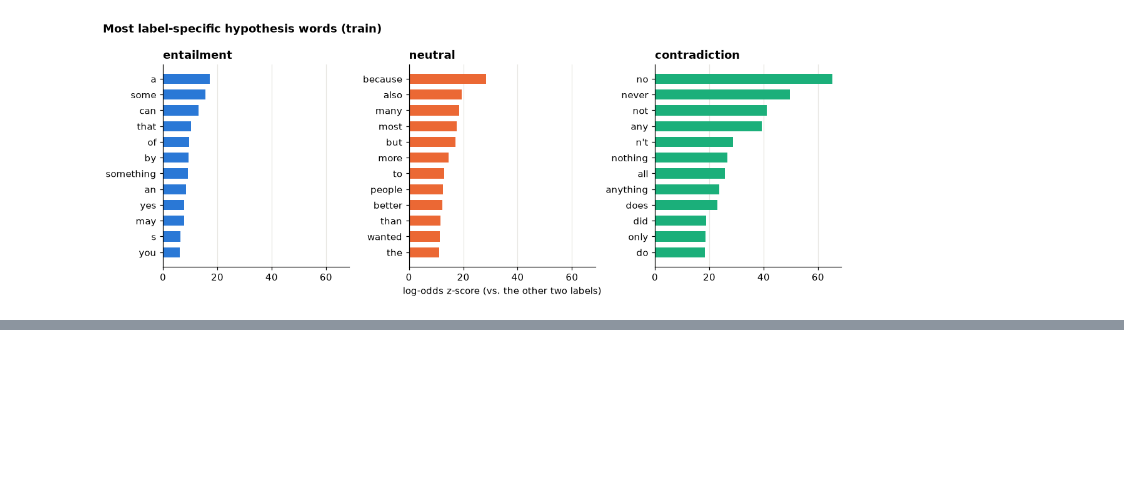
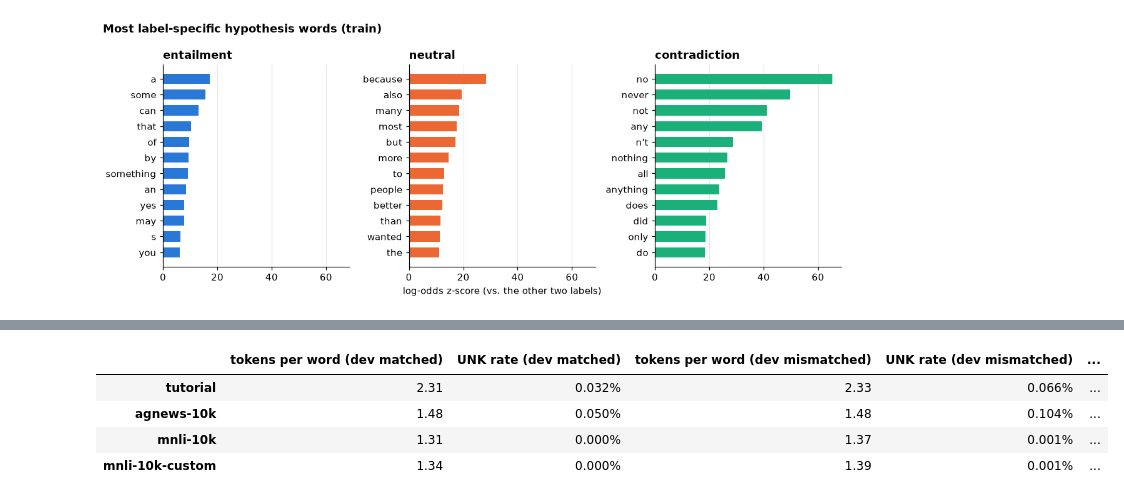
Before and after one commit to maksderylo/nlp1, a Jupyter notebook: part1/project.ipynb, the cells around one changed output, grey strips where cells are left out. Saved outputs shown, nothing was run; the diff lists cells and outputs as text; code cells hidden in the pictures; blank space fills up the shorter version.

```diff
--- a/part1/project.ipynb
+++ b/part1/project.ipynb
@@ -355,0 +468,46 @@ plt.show()
+# %%
+# negation words from the EDA, as a regex so we also find them inside BPE tokens like "▁doesn't"
+NEGATION_PATTERN = re.compile(r"\b(not|no|never|nobody|nothing|none|nowhere|neither|nor|cannot)\b|n't", re.IGNORECASE)
+
+def segmentation_stats(tokenizer, texts):
+    """average number of BPE tokens per whitespace word, and share of tokens that are [UNK]"""
+    encodings = tokenizer.encode_batch(texts)
+    n_tokens = sum(len(e.ids) for e in encodings)
+    n_words = sum(len(text.split()) for text in texts)
+    unk_id = tokenizer.token_to_id("[UNK]")
+    n_unk = sum(e.ids.count(unk_id) for e in encodings)
+    return n_tokens / n_words, n_unk / n_tokens
+
+negated_hypotheses = [h for h in mnli_train["hypothesis"] if NEGATION_PATTERN.search(h)]
+
+rows = {}
+for name, tokenizer in bpe_tokenizers.items():
+    row = {}
+    for split in ["dev matched", "dev mismatched"]:
+        part = df[df["split"] == split]
+        texts = list(part["premise"]) + list(part["hypothesis"])
+        row[f"tokens per word ({split})"], row[f"UNK rate ({split})"] = segmentation_stats(tokenizer, texts)
+
+    # is the negation still visible as (part of) one token, and over how many different tokens is it spread?
+    negation_tokens = set()
+    n_visible = 0
+    for encoding in tokenizer.encode_batch(negated_hypotheses):
+        found = [t for t in encoding.tokens if NEGATION_PATTERN.search(t)]
+        negation_tokens.update(found)
+        n_visible += len(found) > 0
+    row["negation visible"] = n_visible / len(negated_hypotheses)
+    row["negation token types"] = len(negation_tokens)
+    rows[name] = row
+
+intrinsic = pd.DataFrame(rows).T
+intrinsic.style.format({
+    "tokens per word (dev matched)": "{:.2f}", "tokens per word (dev mismatched)": "{:.2f}",
+    "UNK rate (dev matched)": "{:.3%}", "UNK rate (dev mismatched)": "{:.3%}",
+    "negation visible": "{:.1%}", "negation token types": "{:.0f}",
+})
+# %% [output]
+|  | tokens per word (dev matched) | UNK rate (dev matched) | tokens per word (dev mismatched) | UNK rate (dev mismatched) | ... |
+| tutorial | 2.31 | 0.032% | 2.33 | 0.066% | ... |
+| agnews-10k | 1.48 | 0.050% | 1.48 | 0.104% | ... |
+| mnli-10k | 1.31 | 0.000% | 1.37 | 0.001% | ... |
+| mnli-10k-custom | 1.34 | 0.000% | 1.39 | 0.001% | ... |
```
Also changed, not shown: parts of 56 cells of this notebook, 2 other files.
